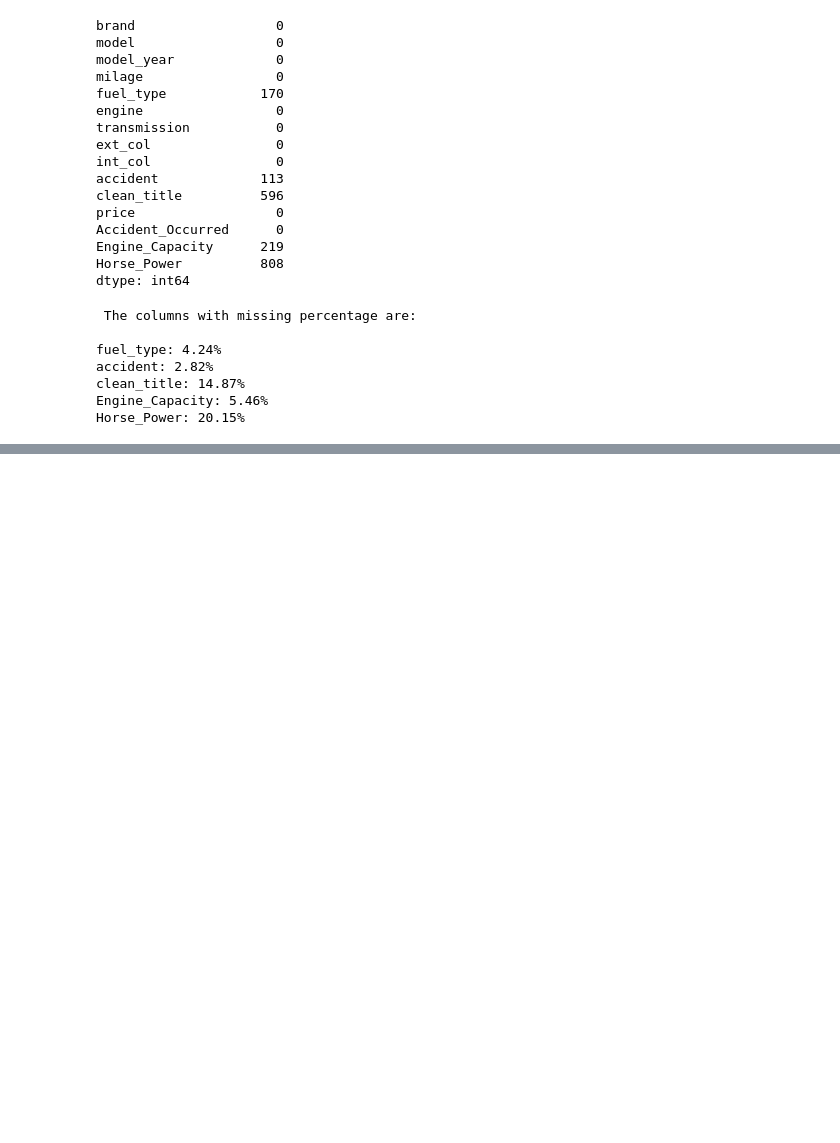
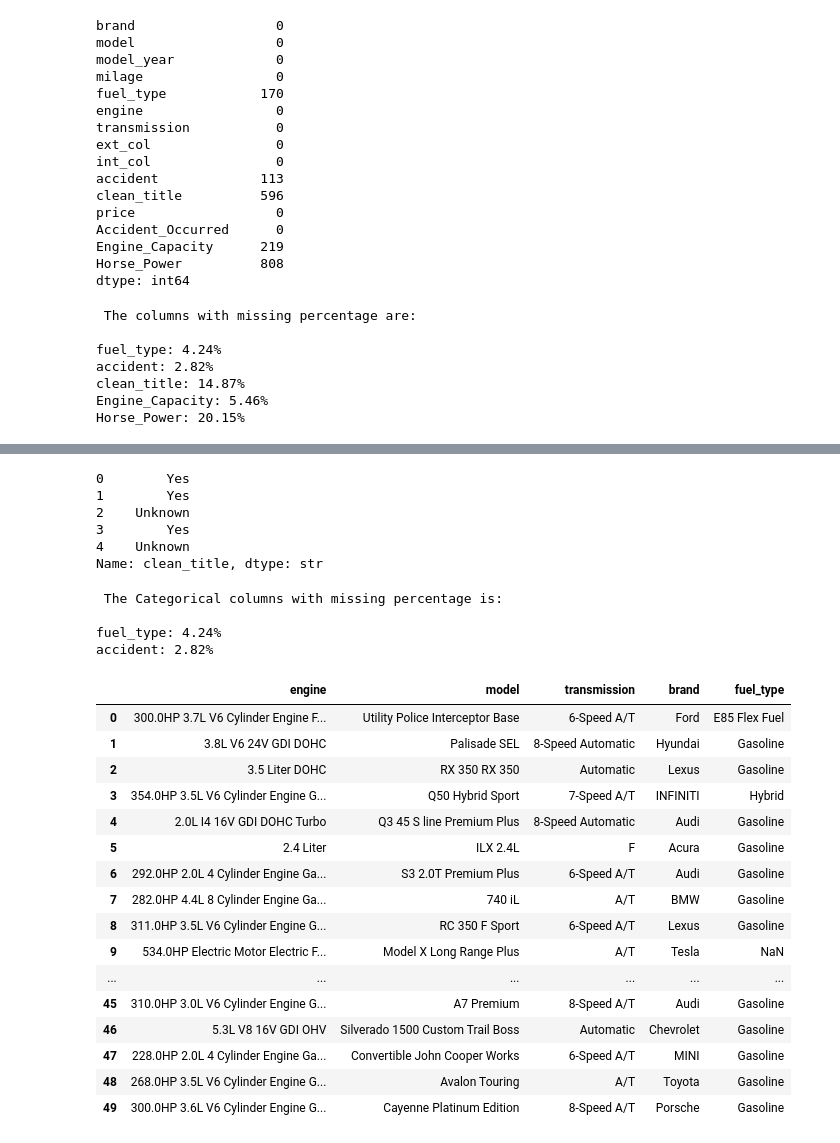
Before and after one commit to RakeshThapa332/learning-machine-learning, a Jupyter notebook: Machine Learning/Used_Cars_Price_Estimation/NoteBooks/Used_Cars_Analsyis.ipynb, the cells around one changed output, grey strips where cells are left out. Saved outputs shown, nothing was run; the diff lists cells and outputs as text; code cells hidden in the pictures; blank space fills up the shorter version.

Commit message:
Handled missing values of categorical columns

```diff
--- a/Machine Learning/Used_Cars_Price_Estimation/NoteBooks/Used_Cars_Analsyis.ipynb
+++ b/Machine Learning/Used_Cars_Price_Estimation/NoteBooks/Used_Cars_Analsyis.ipynb
@@ -444,0 +510,43 @@ Horse_Power: 20.15%
+# %%
+df['clean_title'].head()
+# %% [output]
+0        Yes
+1        Yes
+2    Unknown
+3        Yes
+4    Unknown
+Name: clean_title, dtype: str
+# %%
+missing_info={}
+for col in Categorical_Columns:
+    if df[col].isnull().sum()>0:
+        missing_count=(df[col].isnull().sum()/len(df))*100
+        missing_info[col]=round(missing_count,2)
+print("\n The Categorical columns with missing percentage is:\n")
+for col,per in missing_info.items():
+    print(f"{col}: {per}%")
+# %% [output]
+ The Categorical columns with missing percentage is:
+
+fuel_type: 4.24%
+accident: 2.82%
+# %%
+df[['engine','model','transmission','brand','fuel_type']].head(50)
+# %% [output]
+|  | engine | model | transmission | brand | fuel_type |
+| 0 | 300.0HP 3.7L V6 Cylinder Engine F... | Utility Police Interceptor Base | 6-Speed A/T | Ford | E85 Flex Fuel |
+| 1 | 3.8L V6 24V GDI DOHC | Palisade SEL | 8-Speed Automatic | Hyundai | Gasoline |
+| 2 | 3.5 Liter DOHC | RX 350 RX 350 | Automatic | Lexus | Gasoline |
+| 3 | 354.0HP 3.5L V6 Cylinder Engine G... | Q50 Hybrid Sport | 7-Speed A/T | INFINITI | Hybrid |
+| 4 | 2.0L I4 16V GDI DOHC Turbo | Q3 45 S line Premium Plus | 8-Speed Automatic | Audi | Gasoline |
+| 5 | 2.4 Liter | ILX 2.4L | F | Acura | Gasoline |
+| 6 | 292.0HP 2.0L 4 Cylinder Engine Ga... | S3 2.0T Premium Plus | 6-Speed A/T | Audi | Gasoline |
+| 7 | 282.0HP 4.4L 8 Cylinder Engine Ga... | 740 iL | A/T | BMW | Gasoline |
+| 8 | 311.0HP 3.5L V6 Cylinder Engine G... | RC 350 F Sport | 6-Speed A/T | Lexus | Gasoline |
+| 9 | 534.0HP Electric Motor Electric F... | Model X Long Range Plus | A/T | Tesla | NaN |
+| ... | ... | ... | ... | ... | ... |
+| 45 | 310.0HP 3.0L V6 Cylinder Engine G... | A7 Premium | 8-Speed A/T | Audi | Gasoline |
+| 46 | 5.3L V8 16V GDI OHV | Silverado 1500 Custom Trail Boss | Automatic | Chevrolet | Gasoline |
+| 47 | 228.0HP 2.0L 4 Cylinder Engine Ga... | Convertible John Cooper Works | 6-Speed A/T | MINI | Gasoline |
+| 48 | 268.0HP 3.5L V6 Cylinder Engine G... | Avalon Touring | A/T | Toyota | Gasoline |
+| 49 | 300.0HP 3.6L V6 Cylinder Engine G... | Cayenne Platinum Edition | 8-Speed A/T | Porsche | Gasoline |
```
Also changed, not shown: parts of 36 cells of this notebook, 5 other files.
